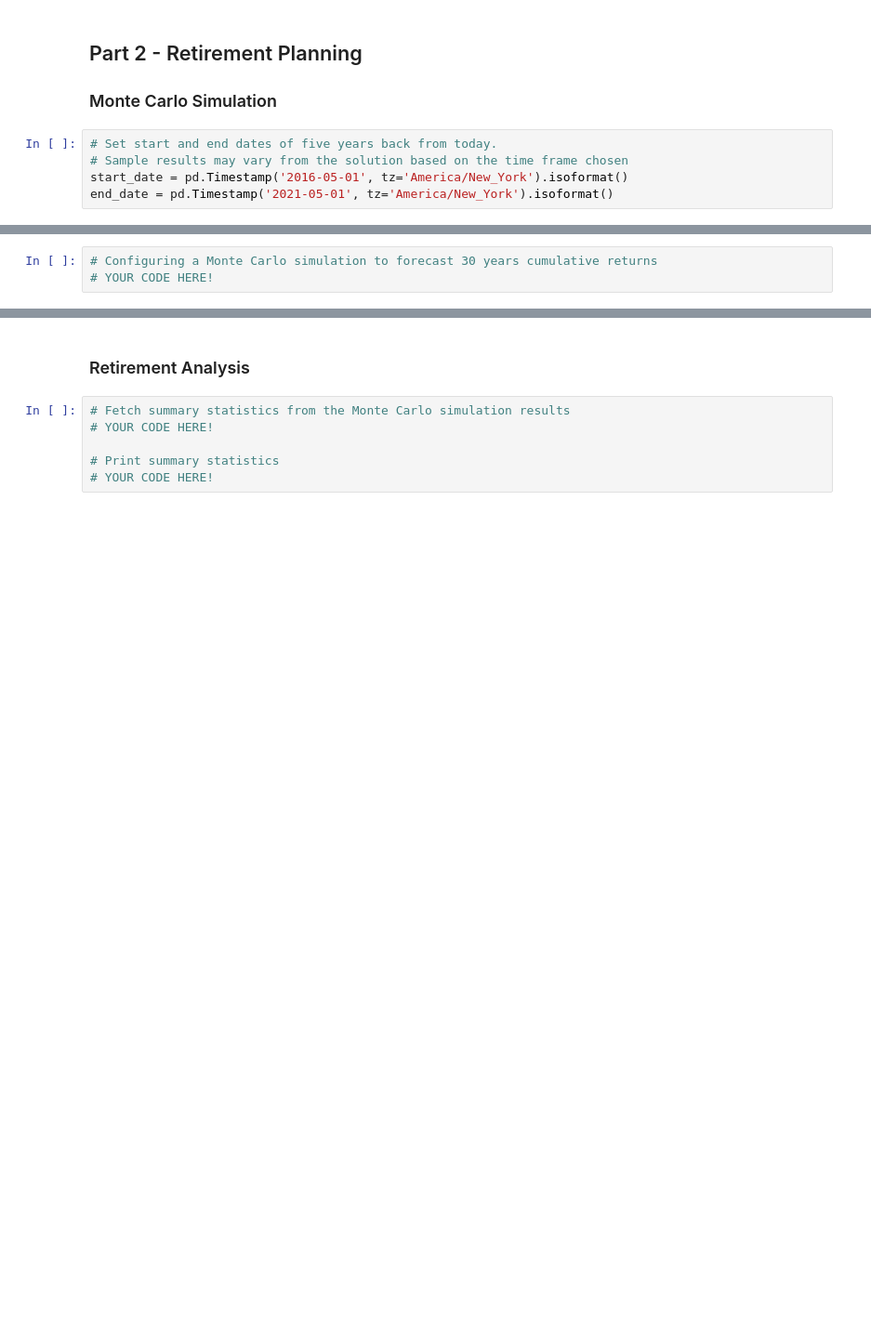
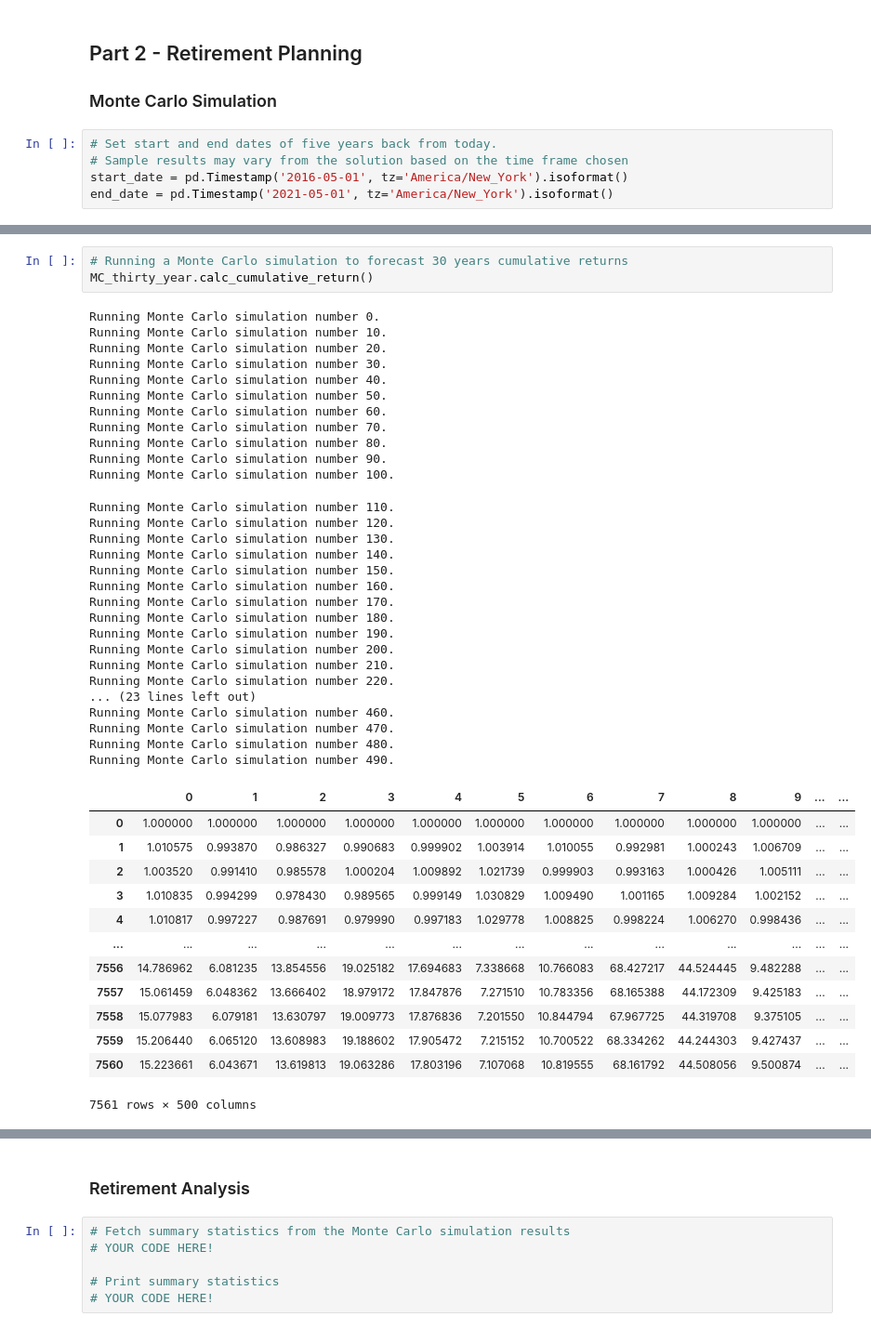
Before and after one commit to robel-codes/financial-planner, a Jupyter notebook: financial-planner.ipynb, the cells around one changed output, grey strips where cells are left out. Shown at 93% size. Drawn from its saved outputs; the diff is of its cells as text; blank space fills up the shorter version.

```diff
--- a/financial-planner.ipynb
+++ b/financial-planner.ipynb
@@ -203,3 +228,45 @@ df_stock_data.head()
 # %%
-# Configuring a Monte Carlo simulation to forecast 30 years cumulative returns
-# YOUR CODE HERE!
+# Running a Monte Carlo simulation to forecast 30 years cumulative returns
+MC_thirty_year.calc_cumulative_return()
+# %% [output]
+Running Monte Carlo simulation number 0.
+Running Monte Carlo simulation number 10.
+Running Monte Carlo simulation number 20.
+Running Monte Carlo simulation number 30.
+Running Monte Carlo simulation number 40.
+Running Monte Carlo simulation number 50.
+Running Monte Carlo simulation number 60.
+Running Monte Carlo simulation number 70.
+Running Monte Carlo simulation number 80.
+Running Monte Carlo simulation number 90.
+Running Monte Carlo simulation number 100.
+Running Monte Carlo simulation number 110.
+Running Monte Carlo simulation number 120.
+Running Monte Carlo simulation number 130.
+Running Monte Carlo simulation number 140.
+Running Monte Carlo simulation number 150.
+Running Monte Carlo simulation number 160.
+Running Monte Carlo simulation number 170.
+Running Monte Carlo simulation number 180.
+Running Monte Carlo simulation number 190.
+Running Monte Carlo simulation number 200.
+Running Monte Carlo simulation number 210.
+Running Monte Carlo simulation number 220.
+... (23 lines left out)
+Running Monte Carlo simulation number 460.
+Running Monte Carlo simulation number 470.
+Running Monte Carlo simulation number 480.
+Running Monte Carlo simulation number 490.
+|  | 0 | 1 | 2 | 3 | 4 | 5 | 6 | 7 | 8 | 9 | ... | ... |
+| 0 | 1.000000 | 1.000000 | 1.000000 | 1.000000 | 1.000000 | 1.000000 | 1.000000 | 1.000000 | 1.000000 | 1.000000 | ... | ... |
+| 1 | 1.010575 | 0.993870 | 0.986327 | 0.990683 | 0.999902 | 1.003914 | 1.010055 | 0.992981 | 1.000243 | 1.006709 | ... | ... |
+| 2 | 1.003520 | 0.991410 | 0.985578 | 1.000204 | 1.009892 | 1.021739 | 0.999903 | 0.993163 | 1.000426 | 1.005111 | ... | ... |
+| 3 | 1.010835 | 0.994299 | 0.978430 | 0.989565 | 0.999149 | 1.030829 | 1.009490 | 1.001165 | 1.009284 | 1.002152 | ... | ... |
+| 4 | 1.010817 | 0.997227 | 0.987691 | 0.979990 | 0.997183 | 1.029778 | 1.008825 | 0.998224 | 1.006270 | 0.998436 | ... | ... |
+| ... | ... | ... | ... | ... | ... | ... | ... | ... | ... | ... | ... | ... |
+| 7556 | 14.786962 | 6.081235 | 13.854556 | 19.025182 | 17.694683 | 7.338668 | 10.766083 | 68.427217 | 44.524445 | 9.482288 | ... | ... |
+| 7557 | 15.061459 | 6.048362 | 13.666402 | 18.979172 | 17.847876 | 7.271510 | 10.783356 | 68.165388 | 44.172309 | 9.425183 | ... | ... |
+| 7558 | 15.077983 | 6.079181 | 13.630797 | 19.009773 | 17.876836 | 7.201550 | 10.844794 | 67.967725 | 44.319708 | 9.375105 | ... | ... |
+| 7559 | 15.206440 | 6.065120 | 13.608983 | 19.188602 | 17.905472 | 7.215152 | 10.700522 | 68.334262 | 44.244303 | 9.427437 | ... | ... |
+| 7560 | 15.223661 | 6.043671 | 13.619813 | 19.063286 | 17.803196 | 7.107068 | 10.819555 | 68.161792 | 44.508056 | 9.500874 | ... | ... |
+7561 rows × 500 columns
```
Also changed, not shown: parts of 9 cells of this notebook.
